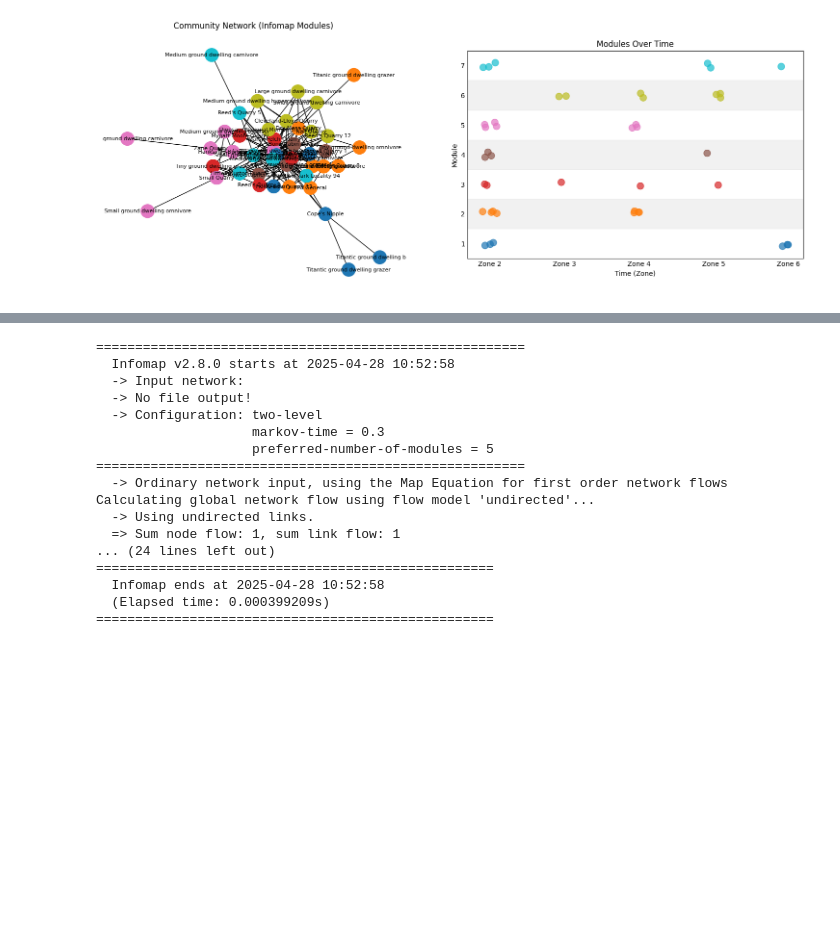
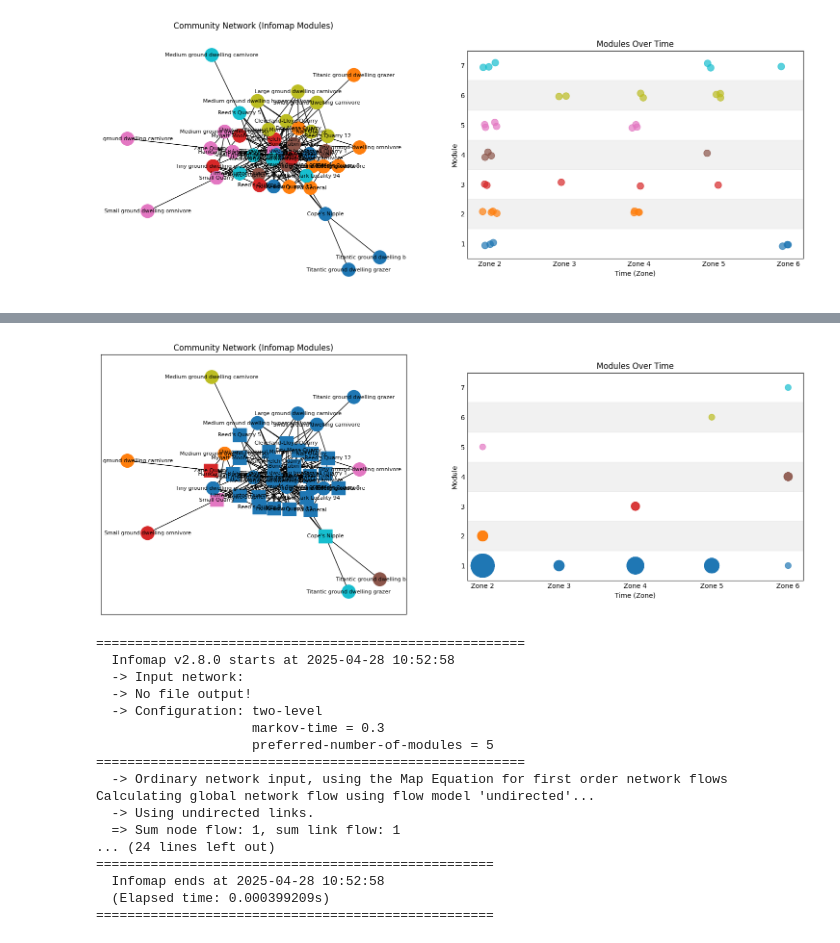
Before and after one commit to HGord2022/palaeoecology, a Jupyter notebook: infomap.ipynb, the cells around one changed output, grey strips where cells are left out. Drawn from its saved outputs; the diff is of its cells as text; code cells hidden in the pictures; blank space fills up the shorter version.

```diff
--- a/infomap.ipynb
+++ b/infomap.ipynb
@@ -190,3 +190,94 @@ plt.show()
+# %%
+# plot network and stepped scatter plot
+fig, (ax1, ax2) = plt.subplots(1, 2, figsize=(18, 7))
+
+# ---- NETWORK PLOT ----
+
+# Assign shapes based on 'from' and 'to'
+node_shapes = {}
+for _, row in df.iterrows():
+    node_shapes[node_map[row["to"]]] = "circle"  # Default to 'to'
+    node_shapes[node_map[row["from"]]] = "square"  # Overwrite with 'from' if needed
+
+# Group nodes by shape
+square_nodes = [n for n, shape in node_shapes.items() if shape == "square"]
+circle_nodes = [n for n, shape in node_shapes.items() if shape == "circle"]
+
+# Node positions
+pos = nx.spring_layout(G, seed=42)
+
+# Draw edges
+nx.draw_networkx_edges(G, pos, ax=ax1)
+
+# Draw square nodes ("from")
+nx.draw_networkx_nodes(
+    G, pos,
+    nodelist=square_nodes,
+    node_shape='s',
+    node_color=[modules[n] for n in square_nodes],
+    cmap=plt.cm.tab10,
+    node_size=400,
+    ax=ax1
+)
+
+# Draw circle nodes ("to")
+nx.draw_networkx_nodes(
+    G, pos,
+    nodelist=circle_nodes,
+    node_shape='o',
+    node_color=[modules[n] for n in circle_nodes],
+    cmap=plt.cm.tab10,
+    node_size=400,
+    ax=ax1
+)
+
+# Draw labels
+nx.draw_networkx_labels(G, pos, labels={node_map[name]: name for name in unique_nodes}, font_size=8, ax=ax1)
+
+# Title
+ax1.set_title("Community Network (Infomap Modules)")
+
+# ---- STEPPED SCATTER PLOT ----
+
+# Calculate the number of nodes for each (zone, module) pair
+size_data = plot_df.groupby(["zone", "module"]).size().reset_index(name='node_count')
+plot_df = plot_df.merge(size_data, on=["zone", "module"])
+
+# Background shading for modules
+module_ids = sorted(plot_df["module"].unique())
+for module_id in module_ids:
+    if module_id % 2 == 0:
+        ax2.axhspan(module_id - 0.5, module_id + 0.5, color="lightgrey", alpha=0.3)
+
+# Plot scatter with size reflecting node count
+scatter = ax2.scatter(
+    plot_df["zone"], plot_df["module"],
+    s=plot_df["node_count"] * 80,
+    c=plot_df["module"], cmap="tab10", alpha=0.7
+)
+
+# Axis labels and title
+ax2.set_xlabel("Time (Zone)")
+ax2.set_ylabel("Module")
+ax2.set_title("Modules Over Time")
+
+# X/Y ticks and labels
+ax2.set_xticks(list(zone_map.values()))
+ax2.set_xticklabels(list(zone_map.keys()))
+ax2.set_yticks(module_ids)
+
+# Clean up axes
+ax2.tick_params(axis='both', which='both', length=0)
+ax2.set_ylim(min(module_ids) - 0.5, max(module_ids) + 0.5)
+ax2.grid(False)
+
+# Layout adjustment
+box = ax2.get_position()
+ax2.set_position([box.x0, box.y0 + 0.1, box.width * 1.1, box.height * 0.8])
+
+plt.show()
+# %% [output]
+[figure, added]
 # %%
 df2 = df
 
```
Also changed, not shown: parts of 2 cells of this notebook.
